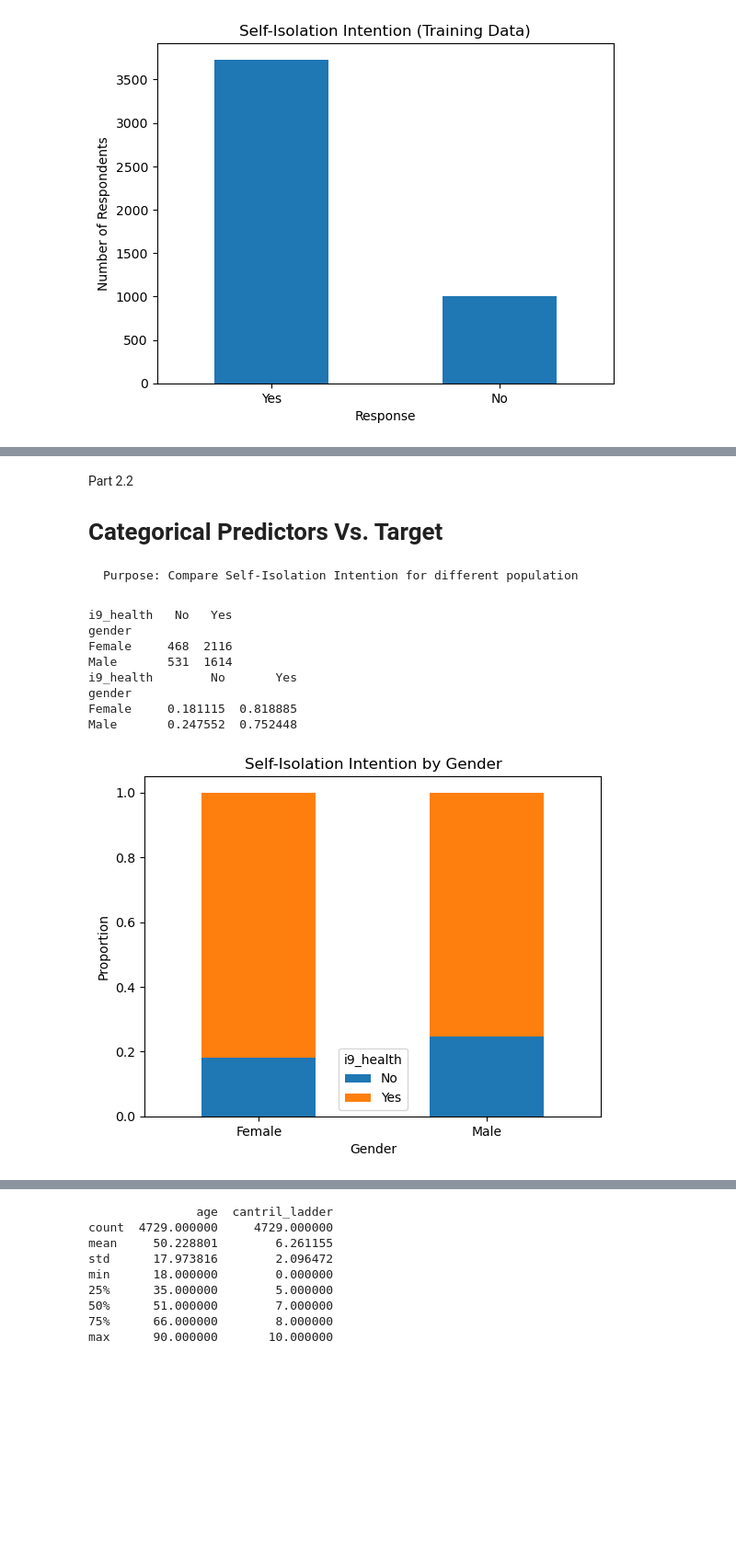
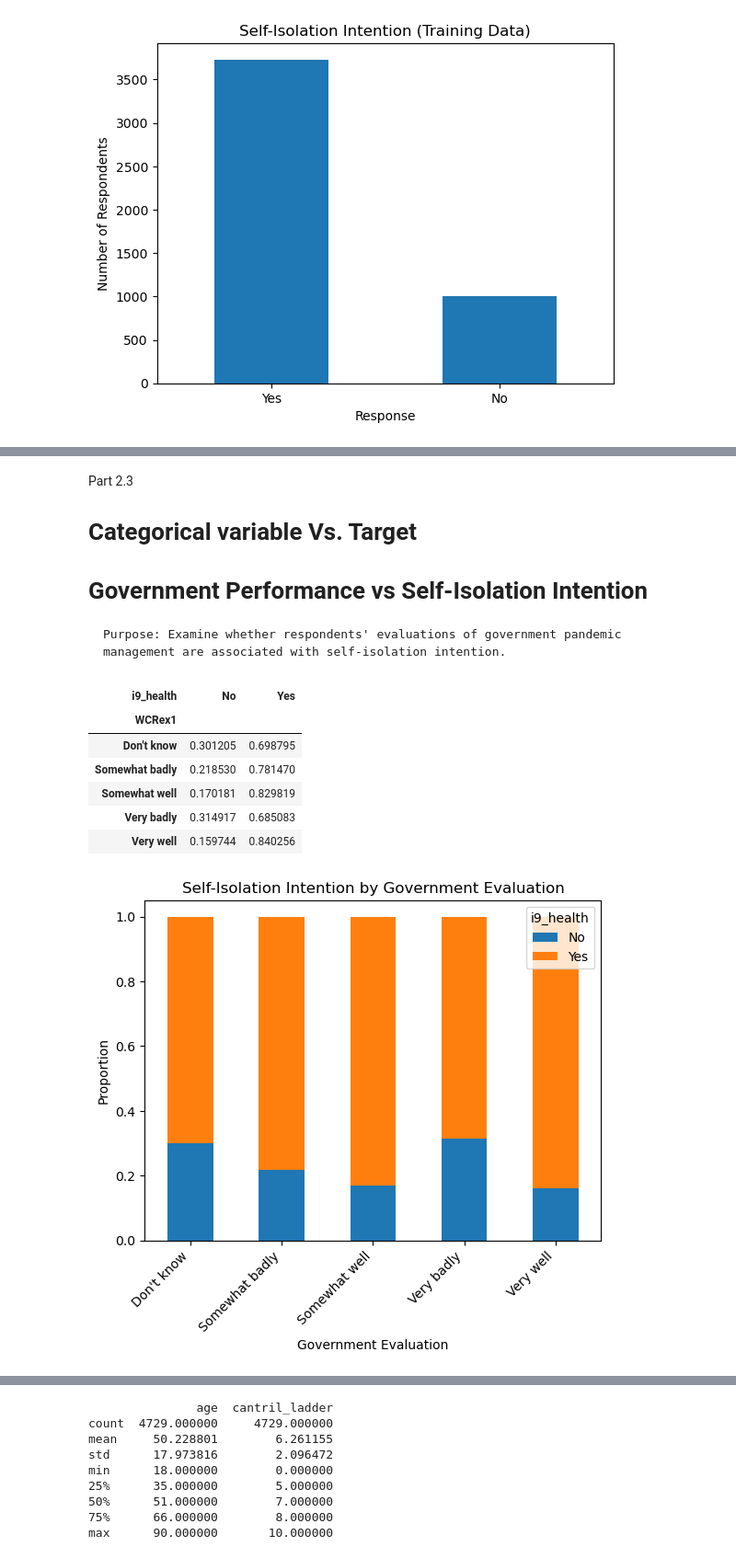
Before and after one commit to y4nxunj/rsm8413-a1, a Jupyter notebook: EDA1.ipynb, the cells around one changed output, grey strips where cells are left out. Shown at 92% size. Cells and saved outputs as stored; diff of their text form; code cells hidden in the pictures; blank space fills up the shorter version.

```diff
--- a/EDA1.ipynb
+++ b/EDA1.ipynb
@@ -171,38 +228,31 @@ Name: proportion, dtype: float64
 # %% [markdown]
-Part 2.2
-# Categorical Predictors Vs. Target
-    Purpose: Compare Self-Isolation Intention for different population
+Part 2.3
+# Categorical variable Vs. Target
+# Government Performance vs Self-Isolation Intention
+    Purpose: Examine whether respondents' evaluations of government pandemic management are associated with self-isolation intention.
 # %%
 # Crosstab: counts
-print(pd.crosstab(
-    train_df["gender"],
-    train_df["i9_health"]
-))
-
-# Normalized crosstab
-gender_pct = pd.crosstab(
-    train_df["gender"],
+government_pct = pd.crosstab(
+    train_df["WCRex1"],
     train_df["i9_health"],
     normalize="index"
 )
 
-print(gender_pct)
+display(government_pct)
 
-# Normalized stacked bar chart
-gender_pct.plot(kind="bar", stacked=True)
+government_pct.plot(kind="bar", stacked=True)
 
-plt.title("Self-Isolation Intention by Gender")
-plt.xlabel("Gender")
+plt.title("Self-Isolation Intention by Government Evaluation")
+plt.xlabel("Government Evaluation")
 plt.ylabel("Proportion")
-plt.xticks(rotation=0)
+plt.xticks(rotation=45, ha="right")
 plt.show()
 # %% [output]
-i9_health   No   Yes
-gender
-Female     468  2116
-Male       531  1614
-i9_health        No       Yes
-gender
-Female     0.181115  0.818885
-Male       0.247552  0.752448
+| i9_health | No | Yes |
+| WCRex1 |  |  |
+| Don't know | 0.301205 | 0.698795 |
+| Somewhat badly | 0.218530 | 0.781470 |
+| Somewhat well | 0.170181 | 0.829819 |
+| Very badly | 0.314917 | 0.685083 |
+| Very well | 0.159744 | 0.840256 |
-[figure, old version]
+[figure, new version]
```
Also changed, not shown: parts of 15 cells of this notebook.
